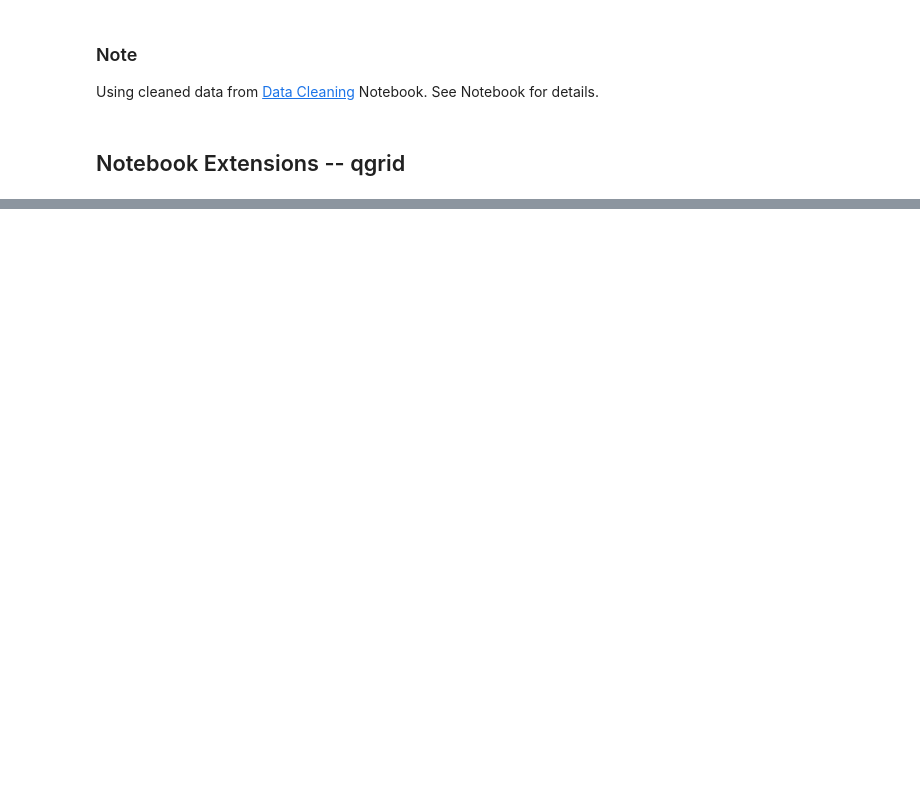
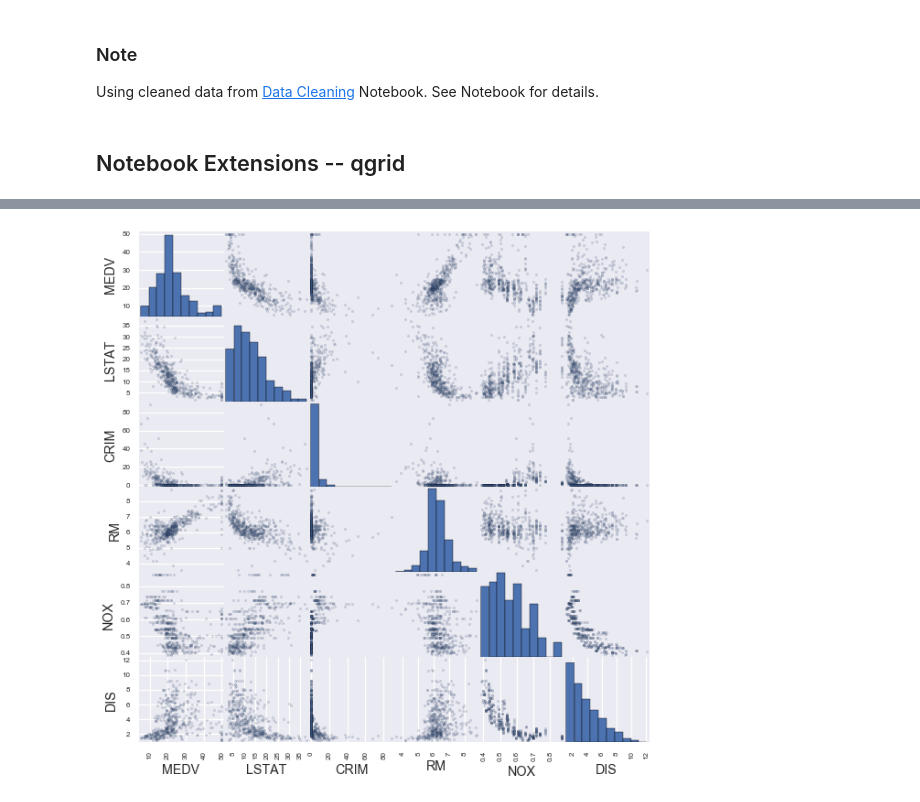
Before and after one commit to jbwhit/berkeley-jupyter-notebook, a Jupyter notebook: deliver/03-Pandas_Plotting.ipynb, the cells around one changed output, grey strips where cells are left out. Drawn from its saved outputs; the diff is of its cells as text; code cells hidden in the pictures; blank space fills up the shorter version.

```diff
--- a/deliver/03-Pandas_Plotting.ipynb
+++ b/deliver/03-Pandas_Plotting.ipynb
@@ -56,3 +88,5 @@ sns.kdeplot(df.LSTAT, df.MEDV,  ax=ax)
 # %%
 fig, ax = plt.subplots(figsize=(10, 10))
-scatter_matrix(df[['MEDV', 'LSTAT', 'CRIM', 'RM', 'NOX', 'DIS']], alpha=0.2, diagonal='kde', ax=ax);
+scatter_matrix(df[['MEDV', 'LSTAT', 'CRIM', 'RM', 'NOX', 'DIS']], alpha=0.2, diagonal='hist', ax=ax);
+# %% [output]
+[figure, added]
```
Also changed, not shown: parts of 7 cells of this notebook, 5 other files.
